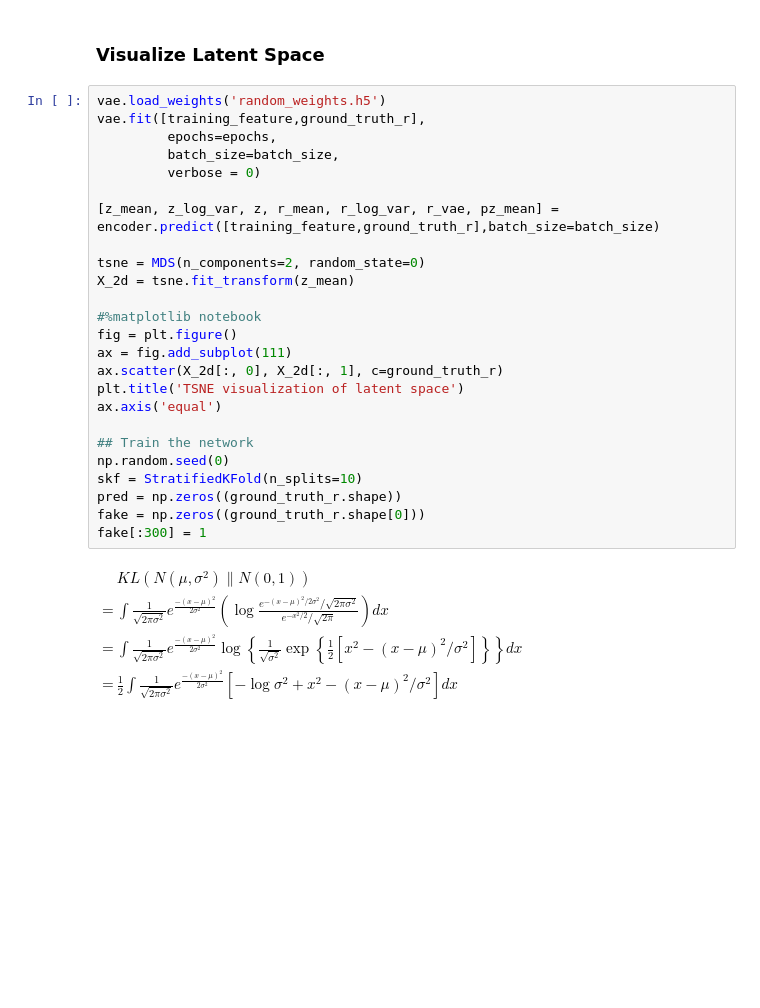
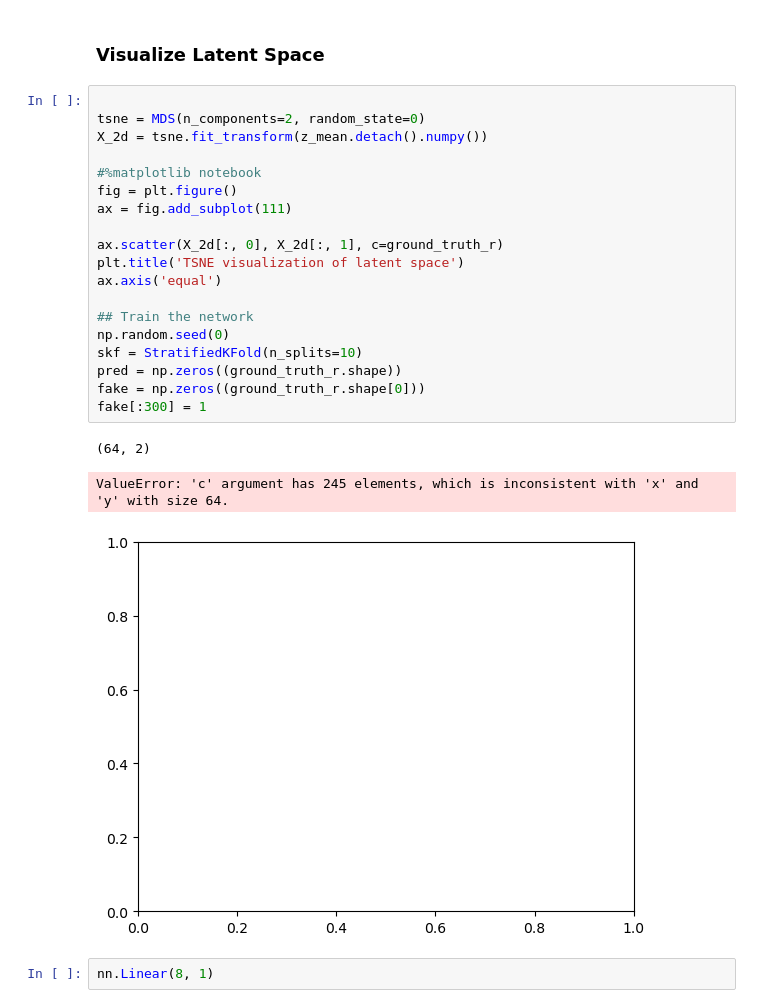
Before and after one commit to albertkao227/VAE-for-regression-pytorch, a Jupyter notebook: vae_for_regression.ipynb, the cells around one changed output. Saved outputs shown, nothing was run; the diff lists cells and outputs as text; blank space fills up the shorter version.

```diff
--- a/vae_for_regression.ipynb
+++ b/vae_for_regression.ipynb
@@ -256,34 +230,27 @@ RuntimeError: The size of tensor a (8) must match the size of tensor b (64) at n
 # %% [markdown]
 ### Visualize Latent Space
 # %%
-vae.load_weights('random_weights.h5')
-vae.fit([training_feature,ground_truth_r],
-         epochs=epochs,
-         batch_size=batch_size,
-         verbose = 0)
-
-[z_mean, z_log_var, z, r_mean, r_log_var, r_vae, pz_mean] = encoder.predict([training_feature,ground_truth_r],batch_size=batch_size)
 
 tsne = MDS(n_components=2, random_state=0)
-X_2d = tsne.fit_transform(z_mean)
+X_2d = tsne.fit_transform(z_mean.detach().numpy())
 
 #%matplotlib notebook
 fig = plt.figure()
 ax = fig.add_subplot(111)
+
 ax.scatter(X_2d[:, 0], X_2d[:, 1], c=ground_truth_r)
 plt.title('TSNE visualization of latent space')
 ax.axis('equal')
 
 ## Train the network
 np.random.seed(0)
 skf = StratifiedKFold(n_splits=10)
 pred = np.zeros((ground_truth_r.shape))
 fake = np.zeros((ground_truth_r.shape[0]))
 fake[:300] = 1
+# %% [output]
+(64, 2)
+ValueError: 'c' argument has 245 elements, which is inconsistent with 'x' and 'y' with size 64.
+[figure, added]
-# %% [markdown]
-$\begin{aligned}
-& K L\left(N\left(\mu, \sigma^{2}\right) \| N(0,1)\right) \\
-=& \int \frac{1}{\sqrt{2 \pi \sigma^{2}}} e^\frac{-(x-\mu)^{2}}{2 \sigma^{2}}\left(\log \frac{e^{-(x-\mu)^{2} / 2 \sigma^{2}} / \sqrt{2 \pi \sigma^{2}}}{e^{-x^{2} / 2} / \sqrt{2 \pi}}\right) d x\\
-=& \int \frac{1}{\sqrt{2 \pi \sigma^{2}}} e^\frac{-(x-\mu)^{2}}{2 \sigma^{2}} \log \left\{\frac{1}{\sqrt{\sigma^{2}}} \exp \left\{\frac{1}{2}\left[x^{2}-(x-\mu)^{2} / \sigma^{2}\right]\right\}\right\} d x \\
-=& \frac{1}{2} \int \frac{1}{\sqrt{2 \pi \sigma^{2}}} e^\frac{-(x-\mu)^{2}}{2 \sigma^{2}} \left[ -\log \sigma^{2}+x^{2}-(x-\mu)^{2} / \sigma^{2}\right] d x
-\end{aligned} $
+# %%
+nn.Linear(8, 1)
```
Also changed, not shown: parts of 9 cells of this notebook.
